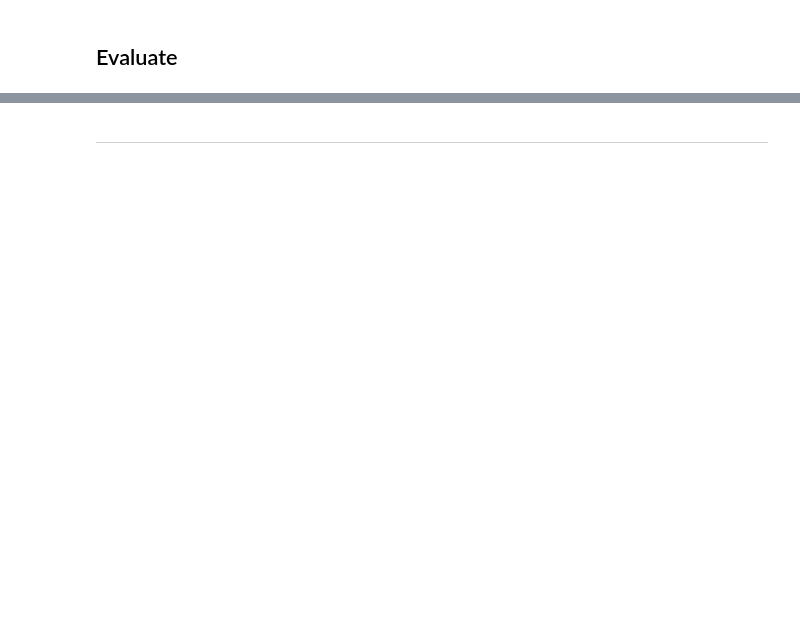
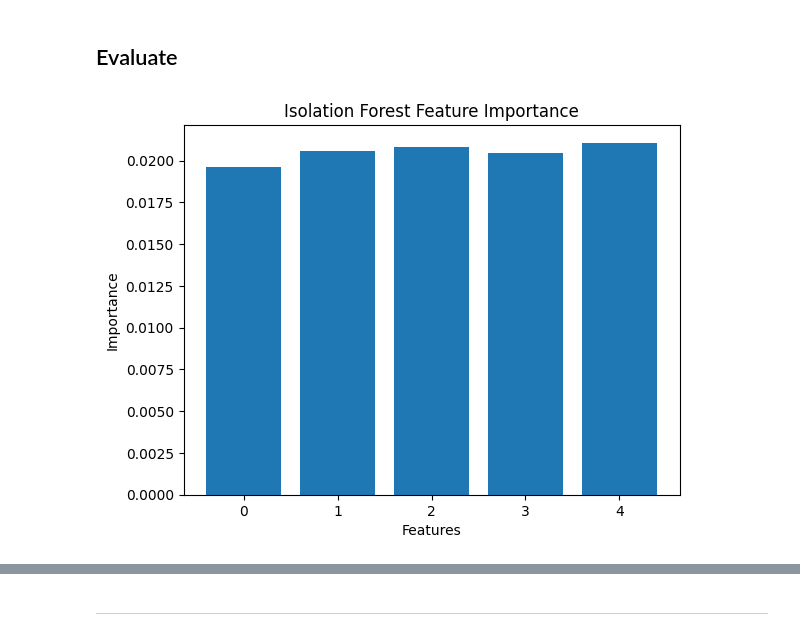
Before and after one commit to vatsal220/medium_articles, a Jupyter notebook: ml_dq/ml_dq.ipynb, the cells around one changed output, grey strips where cells are left out. Saved outputs shown, nothing was run; the diff lists cells and outputs as text; code cells hidden in the pictures; blank space fills up the shorter version.

```diff
--- a/ml_dq/ml_dq.ipynb
+++ b/ml_dq/ml_dq.ipynb
@@ -32,2 +44,11 @@ def generate_dataset(num_features, num_samples, anomaly_percent):
 # %% [markdown]
 ## Isolation Forest
+# %%
+# Train Isolation Forest model
+iforest = IsolationForest(contamination=0.1)
+iforest.fit(X)
+
+# Evaluate Isolation Forest model
+y_pred = iforest.predict(X)
+print('Isolation Forest performance:')
+print(classification_report(y, y_pred))
@@ -33,0 +68,12 @@ def generate_dataset(num_features, num_samples, anomaly_percent):
+# %%
+# Generate a random dataset
+X, y = generate_dataset(num_features=5, num_samples=1000, anomaly_percent=10)
+
+# Train OneClassSVM model
+svm = OneClassSVM(kernel='linear', nu=0.1)
+svm.fit(X)
+
+# Evaluate OneClassSVM model
+y_pred = svm.predict(X)
+print('OneClassSVM performance:')
+print(classification_report(y, y_pred))
@@ -34,2 +91,18 @@ def generate_dataset(num_features, num_samples, anomaly_percent):
 # %% [markdown]
 ## Evaluate
+# %%
+# Compute average path length for each feature
+avg_path_length = np.mean(iforest.decision_function(X))
+
+# Compute feature importance
+iforest_importance = np.mean(iforest.decision_function(X)[:, np.newaxis] * X, axis=0)
+
+# Plot feature importances
+plt.clf()
+plt.bar(np.arange(len(iforest_importance)), iforest_importance)
+plt.xlabel("Features")
+plt.ylabel("Importance")
+plt.title('Isolation Forest Feature Importance')
+plt.show()
+# %% [output]
+[figure, added]
```
Also changed, not shown: parts of 7 cells of this notebook.
